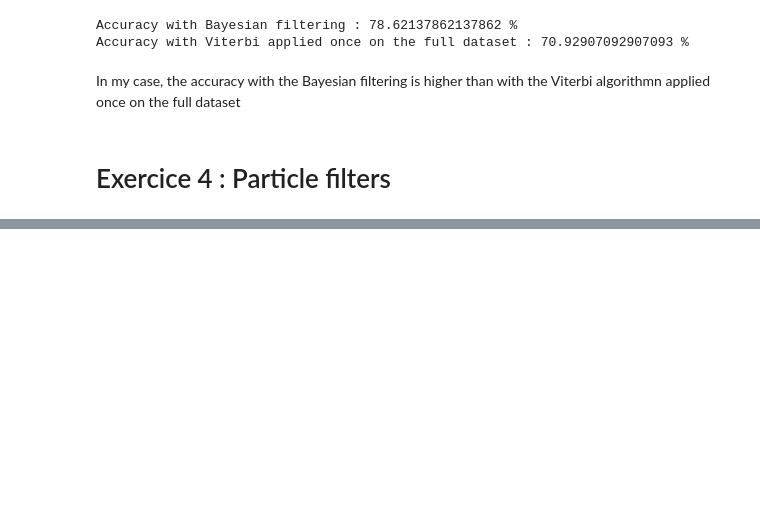
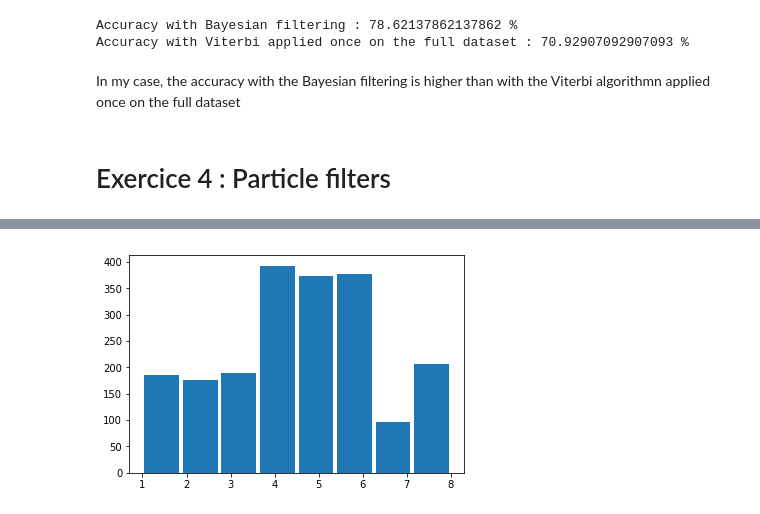
Before and after one commit to romainver/Computational-Statistics, a Jupyter notebook: Stat.ipynb, the cells around one changed output, grey strips where cells are left out. Drawn from its saved outputs; the diff is of its cells as text; code cells hidden in the pictures; blank space fills up the shorter version.

```diff
--- a/Stat.ipynb
+++ b/Stat.ipynb
@@ -299,0 +350,18 @@ Accuracy with Viterbi applied once on the full dataset : 70.92907092907093 %
+# %%
+#exercice 1 p 12
+
+#convert the pdf into cumulative density function
+cdf = np.cumsum(pdf, dtype=float)
+samples = []
+n_samples = 2000
+for i in range(n_samples):
+    #find the cdf probability closest to the uniform distribution within interval [0,1]
+    prob = min(cdf[(cdf - np.random.uniform()) > 0])
+    #get the sample value corresponding to the found probability
+    value = np.argwhere(cdf == prob)
+    #add it to the array of samples
+    samples.append(value[0][0])
+plt.hist(samples,bins=8,rwidth=0.9, histtype="bar")
+plt.show()
+# %% [output]
+[figure, added]
```
Also changed, not shown: parts of 6 cells of this notebook.
